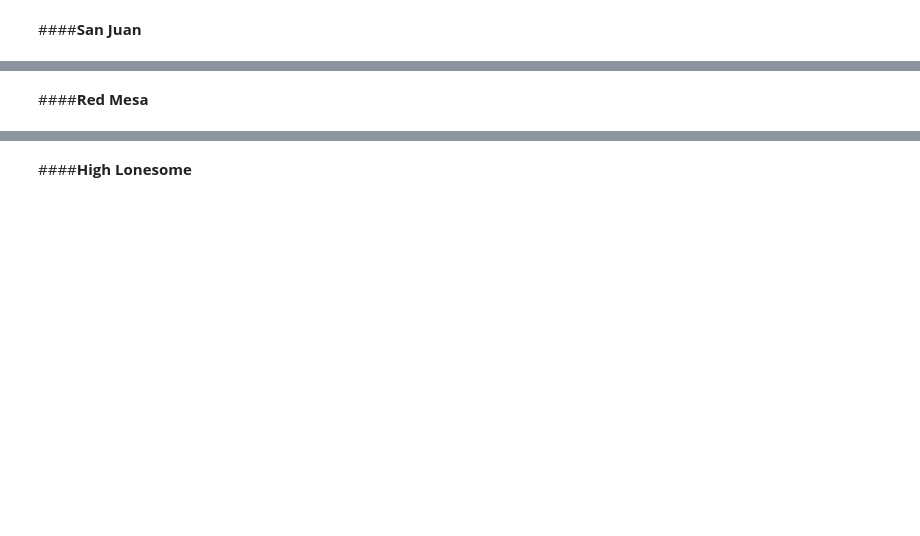
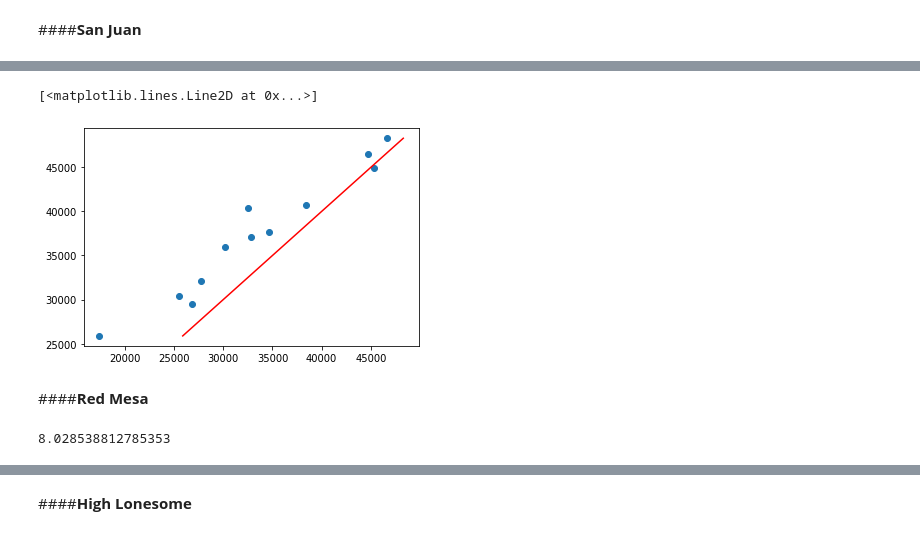
Before and after one commit to kengustafson/DD-DataScience, a Jupyter notebook: Copy_of_Capstone_Project_Cohort_4.ipynb, the cells around one changed output, grey strips where cells are left out. Drawn from its saved outputs; the diff is of its cells as text; code cells hidden in the pictures; blank space fills up the shorter version.

```diff
--- a/Copy_of_Capstone_Project_Cohort_4.ipynb
+++ b/Copy_of_Capstone_Project_Cohort_4.ipynb
@@ -343,6 +302,3 @@ pred_wind_power(san_juan, power_curves['Class_2'])['kW'].sum() * 60/1000
 # %%
-pred_pwr = pred_wind_power(san_juan, power_curves['Class_2']).groupby('Month').sum().reset_index(drop=True)['kW'] * 60/1000
-
-act_pwr = monthly_wind_actual[monthly_wind_actual['Year']=='2014']['San Juan Mesa MWH'].sort_index(ascending=False).reset_index(drop=True)
-
-act_pwr - pred_pwr
+pred_wind_san_juan = pred_wind_power2(san_juan_all, power_curves['MWT-1000-61'], san_juan_all, san_juan_all).groupby('Month').sum().reset_index(drop=True)['kW'] * 120/1000
+act_wind_san_juan = monthly_wind_actual[monthly_wind_actual['Year']=='2014']['San Juan Mesa MWH'].sort_index(ascending=False).reset_index(drop=True)
@@ -351,5 +305,13 @@ act_pwr / pred_pwr
+# %%
+plt.scatter(act_wind_san_juan, pred_wind_san_juan)
+plt.plot([min(pred_wind_san_juan), max(pred_wind_san_juan)], [min(pred_wind_san_juan), max(pred_wind_san_juan)], color='red')
+# %% [output]
+[<matplotlib.lines.Line2D at 0x...>]
+[figure, added]
 # %% [markdown]
 ####**Red Mesa**
 # %%
-red_mesa = pd.read_csv('/content/drive/MyDrive/Data Science Student Material/Capstone Project/Data/red_mesa.csv', header=1)
-red_mesa['wind speed at 100m (m/s)'].mean()   # Indicates Class_2 turbines
+red_mesa_all = pd.read_csv('/content/drive/MyDrive/Data Science Student Material/Capstone Project/Data/red-mesa-all.csv', header=1)
+red_mesa_all['wind speed at 100m (m/s)'].mean()   # Indicates Class_2 turbines
+# %% [output]
+8.028538812785353
```
Also changed, not shown: parts of 94 cells of this notebook.
